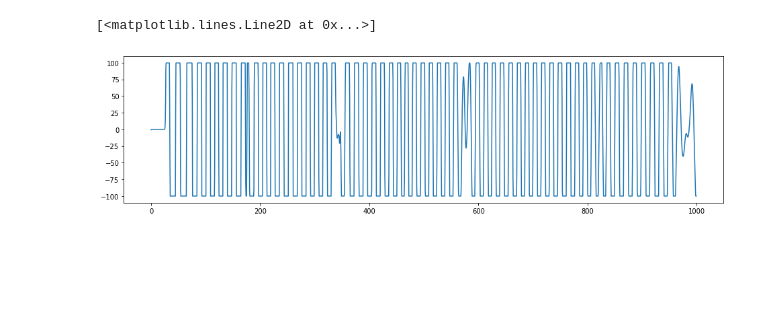
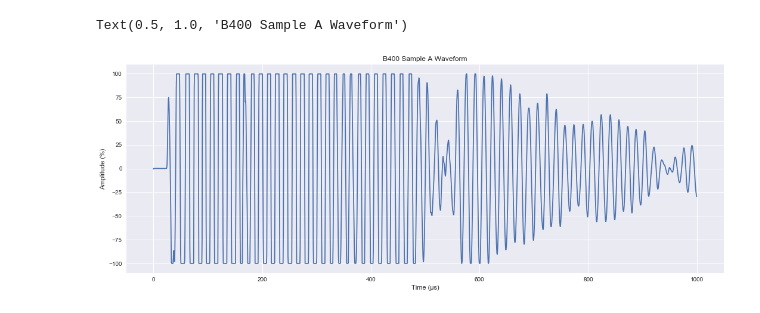
Before and after one commit to rohithandique/FFT-Python, a Jupyter notebook: FFT Analysis Data Preparation.ipynb, the cells around one changed output. Drawn from its saved outputs; the diff is of its cells as text; code cells hidden in the pictures; blank space fills up the shorter version.

Commit message:
visualisations

```diff
--- a/FFT Analysis Data Preparation.ipynb
+++ b/FFT Analysis Data Preparation.ipynb
@@ -1,4 +3,6 @@
 # %%
-import pandas as pd
-import matplotlib.pyplot as plt
-import numpy as np
+import pandas as pd #reading csv, creating dataframe
+import matplotlib.pyplot as plt #visualising all the data
+import numpy as np #array
+from scipy.fftpack import rfft, rfftfreq, ifft #fourier transformation package
+plt.style.use("seaborn")
@@ -7,3 +8,0 @@ df = pd.read_csv("p_wave/Before/25/B25_1.csv")
-# %%
-time = np.arange(0,1000,0.5)
-len(time)
@@ -15,0 +9,6 @@ for i in range(2000):
+# %%
+b25_1 = pd.read_csv("p_wave/Before/25/B25_1.csv")
+b200_1 = pd.read_csv("p_wave/Before/200/B200_1.csv")
+a200_1 = pd.read_csv("p_wave/After/200/A200_1.csv")
+b400_A = pd.read_csv("p_wave/Before/400/B400_A.csv")
+a400_A = pd.read_csv("p_wave/After/400/A400_A.csv")
@@ -16,6 +64,9 @@ for i in range(2000):
 # %%
-plt.figure(figsize=(16,4))
-plt.plot(time, df.iloc[18].astype(float))
+plt.figure(figsize=(16,6))
+plt.plot(time, b400_A.iloc[18].astype(float))
+plt.xlabel("Time (μs)")
+plt.ylabel("Amplitude (%)")
+plt.title("B400 Sample A Waveform")
 # %% [output]
-[<matplotlib.lines.Line2D at 0x...>]
+Text(0.5, 1.0, 'B400 Sample A Waveform')
-[figure, old version]
+[figure, new version]
```
Also changed, not shown: parts of 16 cells of this notebook, 6 other files.
